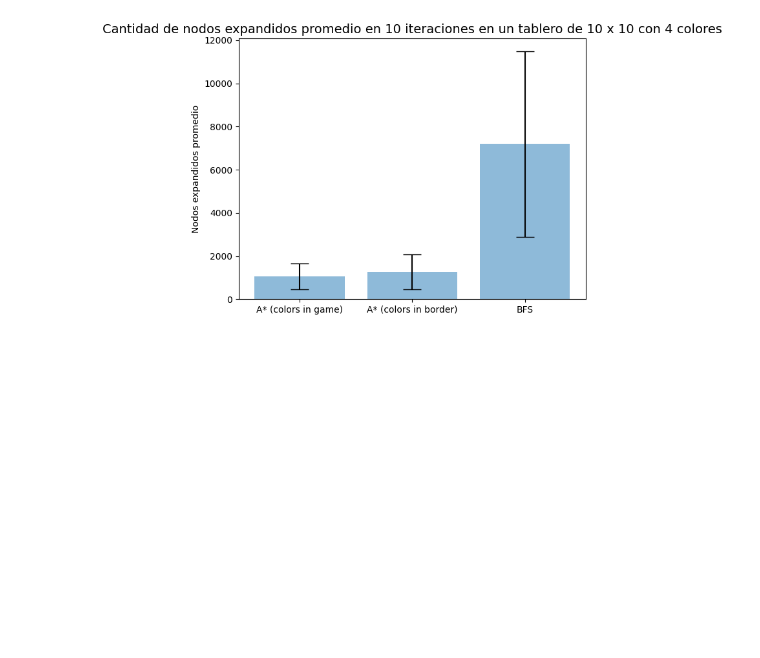
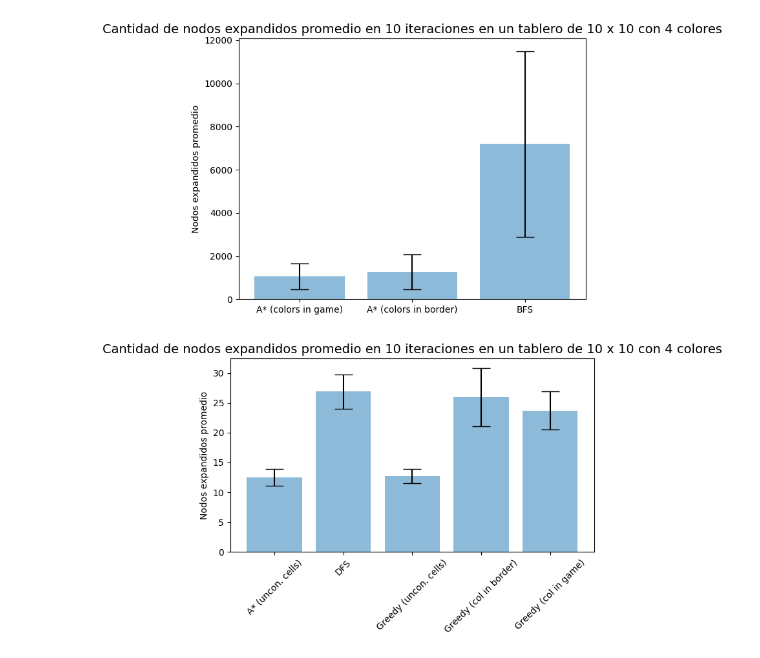
Before and after one commit to ichayer/sia, a Jupyter notebook: tp1/results.ipynb, the cells around one changed output. Cells and saved outputs as stored; diff of their text form; code cells hidden in the pictures; blank space fills up the shorter version.

Commit message:
Add non optimal algorithms graphs

```diff
--- a/tp1/results.ipynb
+++ b/tp1/results.ipynb
@@ -181,0 +235,76 @@ plt.show()
+# %%
+"""
+    Este codigo genera el gráfico correspondiente a la cantidad de nodos expandidos por los algoritmos no optimos
+    El cálculo se hace para una cierta cantidad de iteraciones definido en iters
+"""
+
+a_star_nodes = []
+dfs_nodes = []
+greedy_nodes_h1 = []
+greedy_nodes_h2 = []
+greedy_nodes_h3 = []
+
+iters = 10
+
+for i in range(iters):
+
+    fz = new_fillzone_game(grid_size, color_count)
+
+    # A*
+    result = a_star_solver(fz, NonAdmissibleHeuristics.amount_of_unconquered_cells)
+    a_star_nodes.append(result.nodes_expanded)
+
+    # DFS
+    result = dfs_solve(fz)
+    dfs_nodes.append(result.nodes_expanded)
+
+    # Greedy h1
+    result = greedy_solve(fz, NonAdmissibleHeuristics.amount_of_unconquered_cells)
+    greedy_nodes_h1.append(result.nodes_expanded)
+
+    # Greedy h2
+    result = greedy_solve(fz, AdmissibleHeuristics.different_colors_in_border)
+    greedy_nodes_h2.append(result.nodes_expanded)
+
+    # Greedy h3
+    result = greedy_solve(fz, AdmissibleHeuristics.different_colors_in_game_minus_one)
+    greedy_nodes_h3.append(result.nodes_expanded)
+
+
+# Calculo de la media y desvío estándar para cada método
+a_star_mean = np.mean(a_star_nodes)
+dfs_mean = np.mean(dfs_nodes)
+greedy_mean_h1 = np.mean(greedy_nodes_h1)
+greedy_mean_h2 = np.mean(greedy_nodes_h2)
+greedy_mean_h3 = np.mean(greedy_nodes_h3)
+
+a_star_std = np.std(a_star_nodes)
+dfs_std = np.std(dfs_nodes)
+greedy_std_h1 = np.std(greedy_nodes_h1)
+greedy_std_h2 = np.std(greedy_nodes_h2)
+greedy_std_h3 = np.std(greedy_nodes_h3)
+
+# Lista con los valores de tiempo promedio y desvío estándar para cada método
+means = [a_star_mean, dfs_mean, greedy_mean_h1, greedy_mean_h2, greedy_mean_h3]
+stds = [a_star_std, dfs_std, greedy_std_h1, greedy_std_h2, greedy_std_h3]
+
+# Gráfico de barras
+fig, ax = plt.subplots()
+x_labels = ["A* (uncon. cells)", "DFS", "Greedy (uncon. cells)",
+            "Greedy (col. in border)", "Greedy (col. in game)"]
+x_pos = np.arange(len(x_labels))
+ax.bar(x_pos, means, yerr=stds, align="center", alpha=0.5, ecolor="black", capsize=10)
+ax.set_xticks(x_pos)
+ax.set_xticklabels(x_labels)
+ax.set_ylabel("Nodos expandidos promedio")
+ax.set_ylim(bottom=0)
+ax.set_title(f"Cantidad de nodos expandidos promedio en {iters} iteraciones "
+             f"en un tablero de {grid_size} x {grid_size} con {color_count} colores",
+             fontsize=14)
+
+plt.setp(ax.get_xticklabels(), rotation=45, ha="center", fontsize=10)
+plt.subplots_adjust(bottom=0.2, wspace=0.4) # Aumentar espacio en la parte inferior del gráfico y el espacio entre etiquetas
+plt.tight_layout()
+plt.show()
+# %% [output]
+[figure, added]
```
Also changed, not shown: parts of 3 cells of this notebook.
